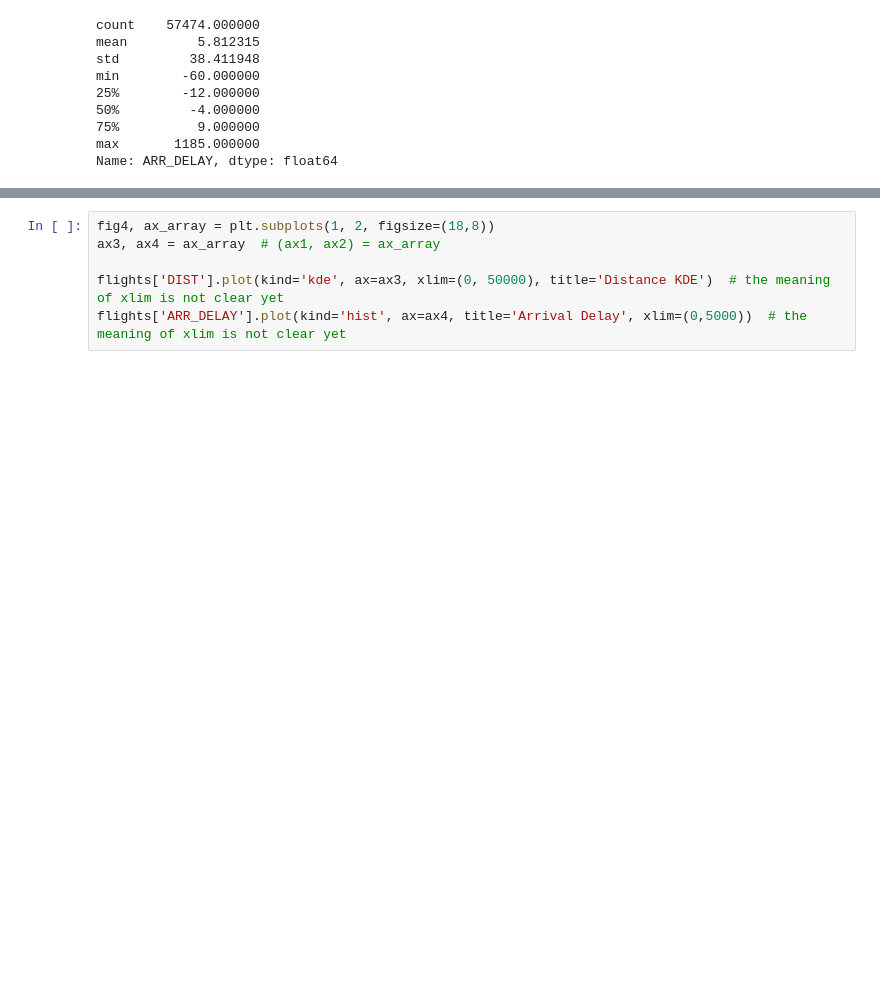
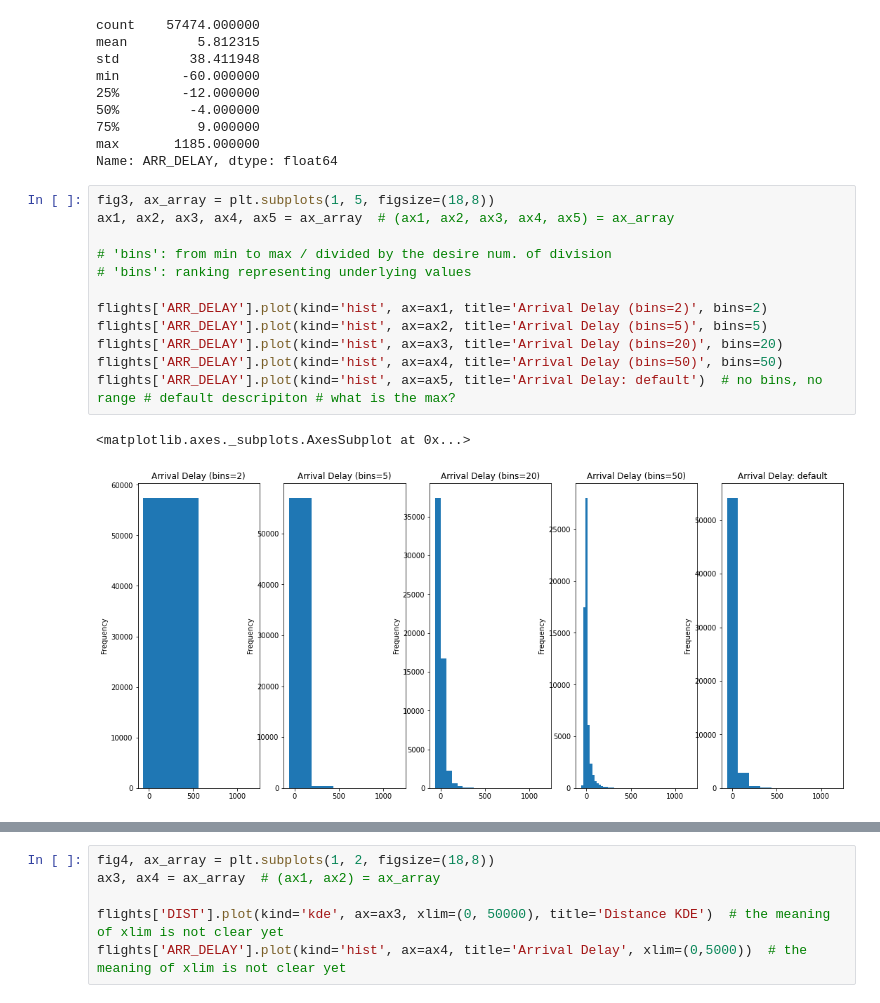
Before and after one commit to son50git/PKT_004_Visualizaiton_PY_MTL, a Jupyter notebook: PKT_004_Rework_02.ipynb, the cells around one changed output, grey strips where cells are left out. Drawn from its saved outputs; the diff is of its cells as text; blank space fills up the shorter version.

```diff
--- a/PKT_004_Rework_02.ipynb
+++ b/PKT_004_Rework_02.ipynb
@@ -712,6 +712,21 @@ min        -60.000000
 75%          9.000000
 max       1185.000000
 Name: ARR_DELAY, dtype: float64
+# %%
+fig3, ax_array = plt.subplots(1, 5, figsize=(18,8))
+ax1, ax2, ax3, ax4, ax5 = ax_array  # (ax1, ax2, ax3, ax4, ax5) = ax_array
+
+# 'bins': from min to max / divided by the desire num. of division
+# 'bins': ranking representing underlying values
+
+flights['ARR_DELAY'].plot(kind='hist', ax=ax1, title='Arrival Delay (bins=2)', bins=2)
+flights['ARR_DELAY'].plot(kind='hist', ax=ax2, title='Arrival Delay (bins=5)', bins=5)
+flights['ARR_DELAY'].plot(kind='hist', ax=ax3, title='Arrival Delay (bins=20)', bins=20)
+flights['ARR_DELAY'].plot(kind='hist', ax=ax4, title='Arrival Delay (bins=50)', bins=50)
+flights['ARR_DELAY'].plot(kind='hist', ax=ax5, title='Arrival Delay: default')  # no bins, no range # default descripiton # what is the max?
+# %% [output]
+<matplotlib.axes._subplots.AxesSubplot at 0x...>
+[figure, added]
 # %%
 fig3, ax_array = plt.subplots(1, 5, figsize=(18,8))
 ax1, ax2, ax3, ax4, ax5 = ax_array  # (ax1, ax2, ax3, ax4, ax5) = ax_array
```
Also changed, not shown: parts of 1 cell of this notebook.
